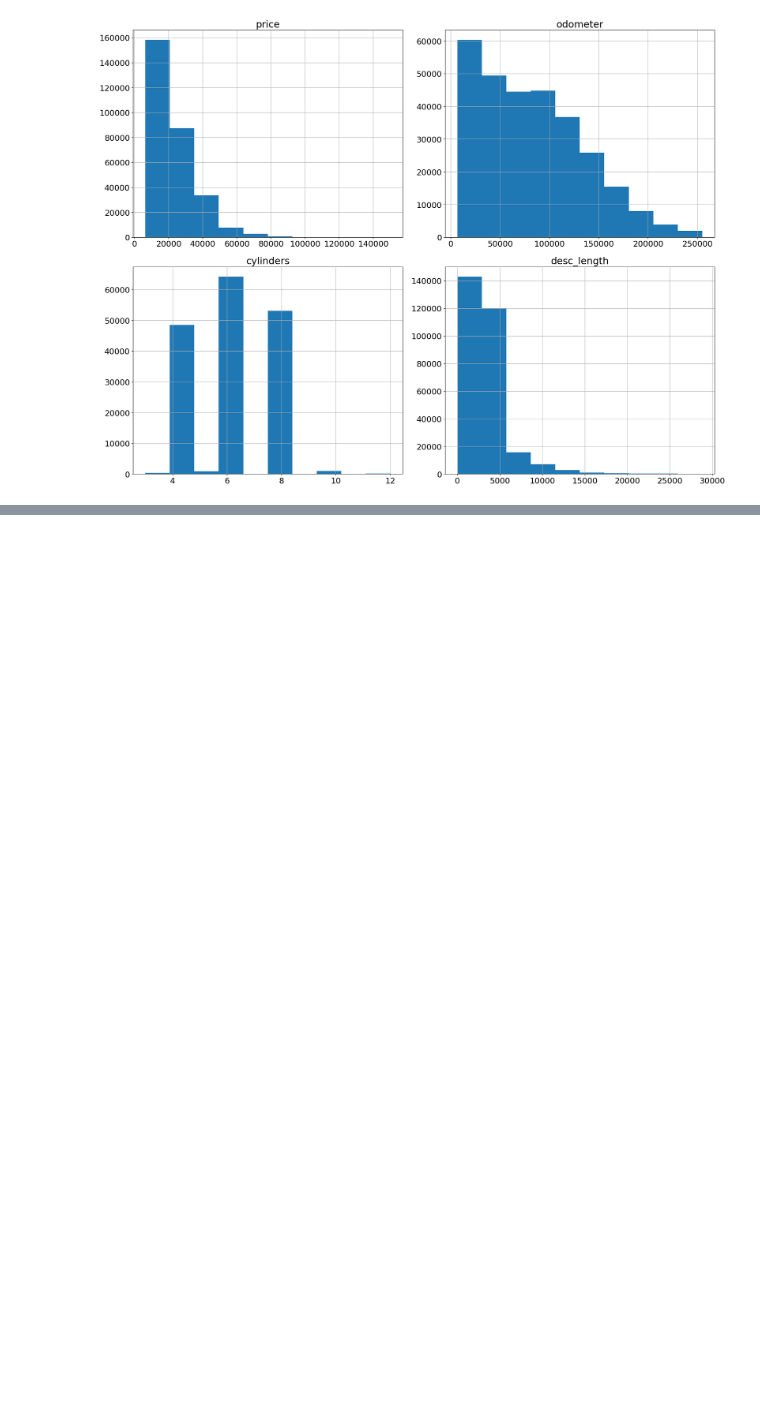
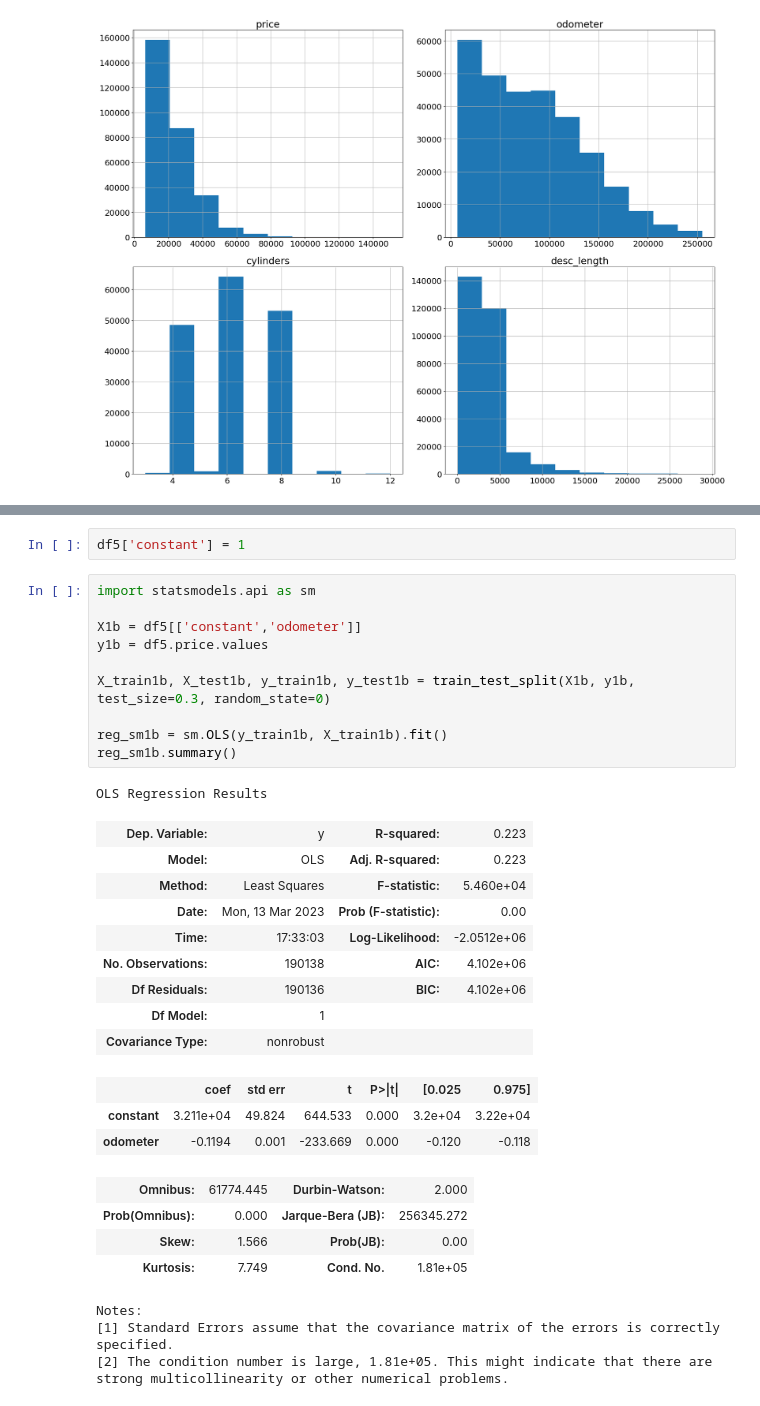
Before and after one commit to darklord-57/darklord, a Jupyter notebook: machine_learning/car_sales_linear_reg.ipynb, the cells around one changed output, grey strips where cells are left out. Drawn from its saved outputs; the diff is of its cells as text; blank space fills up the shorter version.

```diff
--- a/machine_learning/car_sales_linear_reg.ipynb
+++ b/machine_learning/car_sales_linear_reg.ipynb
@@ -215,0 +393,34 @@ plt.show()
+# %%
+df5['constant'] = 1
+# %%
+import statsmodels.api as sm
+
+X1b = df5[['constant','odometer']]
+y1b = df5.price.values
+
+X_train1b, X_test1b, y_train1b, y_test1b = train_test_split(X1b, y1b, test_size=0.3, random_state=0)
+
+reg_sm1b = sm.OLS(y_train1b, X_train1b).fit()
+reg_sm1b.summary()
+# %% [output]
+OLS Regression Results
+| Dep. Variable: | y | R-squared: | 0.223 |
+| Model: | OLS | Adj. R-squared: | 0.223 |
+| Method: | Least Squares | F-statistic: | 5.460e+04 |
+| Date: | Mon, 13 Mar 2023 | Prob (F-statistic): | 0.00 |
+| Time: | 17:33:03 | Log-Likelihood: | -2.0512e+06 |
+| No. Observations: | 190138 | AIC: | 4.102e+06 |
+| Df Residuals: | 190136 | BIC: | 4.102e+06 |
+| Df Model: | 1 |  |  |
+| Covariance Type: | nonrobust |  |  |
+|  | coef | std err | t | P>|t| | [0.025 | 0.975] |
+| constant | 3.211e+04 | 49.824 | 644.533 | 0.000 | 3.2e+04 | 3.22e+04 |
+| odometer | -0.1194 | 0.001 | -233.669 | 0.000 | -0.120 | -0.118 |
+| Omnibus: | 61774.445 | Durbin-Watson: | 2.000 |
+| Prob(Omnibus): | 0.000 | Jarque-Bera (JB): | 256345.272 |
+| Skew: | 1.566 | Prob(JB): | 0.00 |
+| Kurtosis: | 7.749 | Cond. No. | 1.81e+05 |
+Notes:
+[1] Standard Errors assume that the covariance matrix of the errors is correctly specified.
+[2] The condition number is large, 1.81e+05. This might indicate that there are
+strong multicollinearity or other numerical problems.
```
Also changed, not shown: parts of 28 cells of this notebook.
